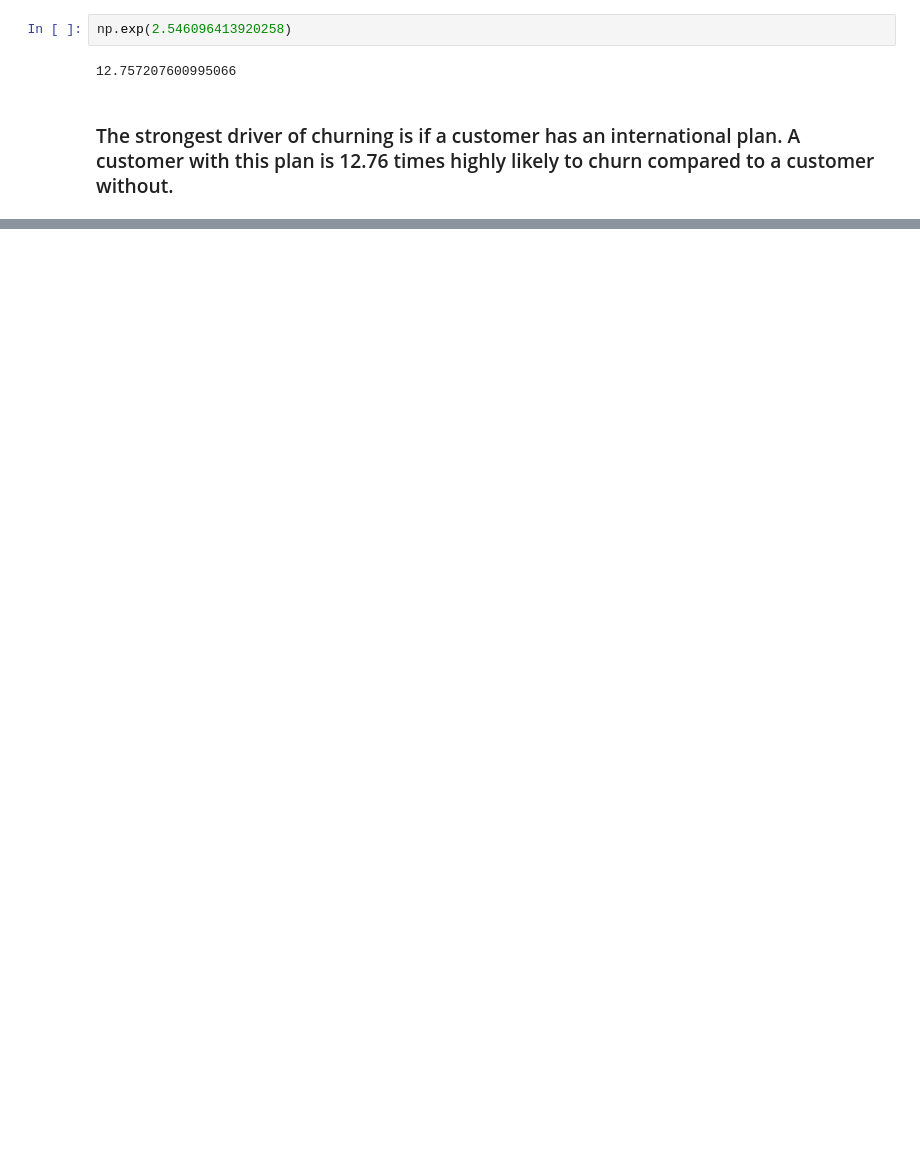
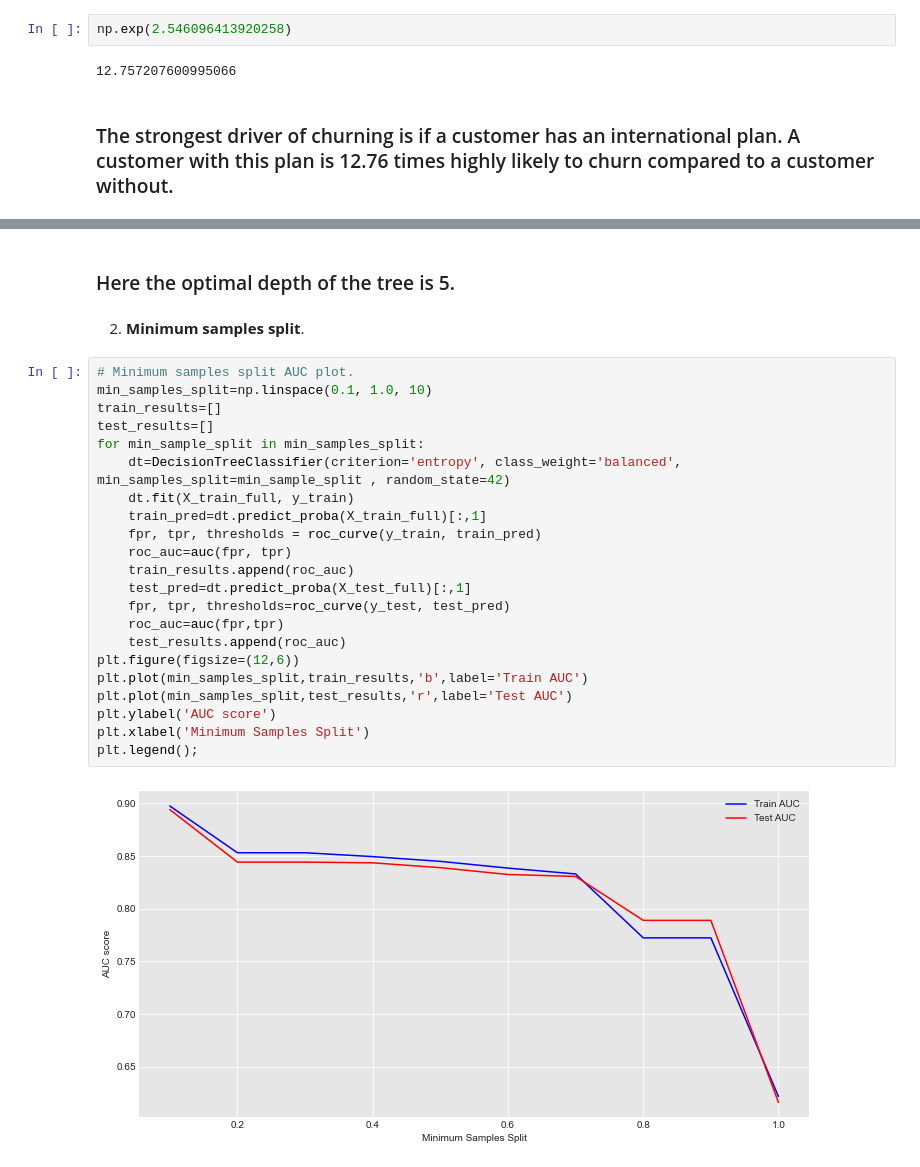
Before and after one commit to Victor-Mufasa/Phase-3-Project, a Jupyter notebook: student.ipynb, the cells around one changed output, grey strips where cells are left out. Drawn from its saved outputs; the diff is of its cells as text; blank space fills up the shorter version.

```diff
--- a/student.ipynb
+++ b/student.ipynb
@@ -367,0 +420,28 @@ np.exp(2.546096413920258)
+# %% [markdown]
+### Here the optimal depth of the tree is 5.
+# %% [markdown]
+2. **Minimum samples split**.
+# %%
+# Minimum samples split AUC plot.
+min_samples_split=np.linspace(0.1, 1.0, 10)
+train_results=[]
+test_results=[]
+for min_sample_split in min_samples_split:
+    dt=DecisionTreeClassifier(criterion='entropy', class_weight='balanced', min_samples_split=min_sample_split , random_state=42)
+    dt.fit(X_train_full, y_train)
+    train_pred=dt.predict_proba(X_train_full)[:,1]
+    fpr, tpr, thresholds = roc_curve(y_train, train_pred)
+    roc_auc=auc(fpr, tpr)
+    train_results.append(roc_auc)
+    test_pred=dt.predict_proba(X_test_full)[:,1]
+    fpr, tpr, thresholds=roc_curve(y_test, test_pred)
+    roc_auc=auc(fpr,tpr)
+    test_results.append(roc_auc)
+plt.figure(figsize=(12,6))
+plt.plot(min_samples_split,train_results,'b',label='Train AUC')
+plt.plot(min_samples_split,test_results,'r',label='Test AUC')
+plt.ylabel('AUC score')
+plt.xlabel('Minimum Samples Split')
+plt.legend();
+# %% [output]
+[figure, added]
```
Also changed, not shown: parts of 23 cells of this notebook.
